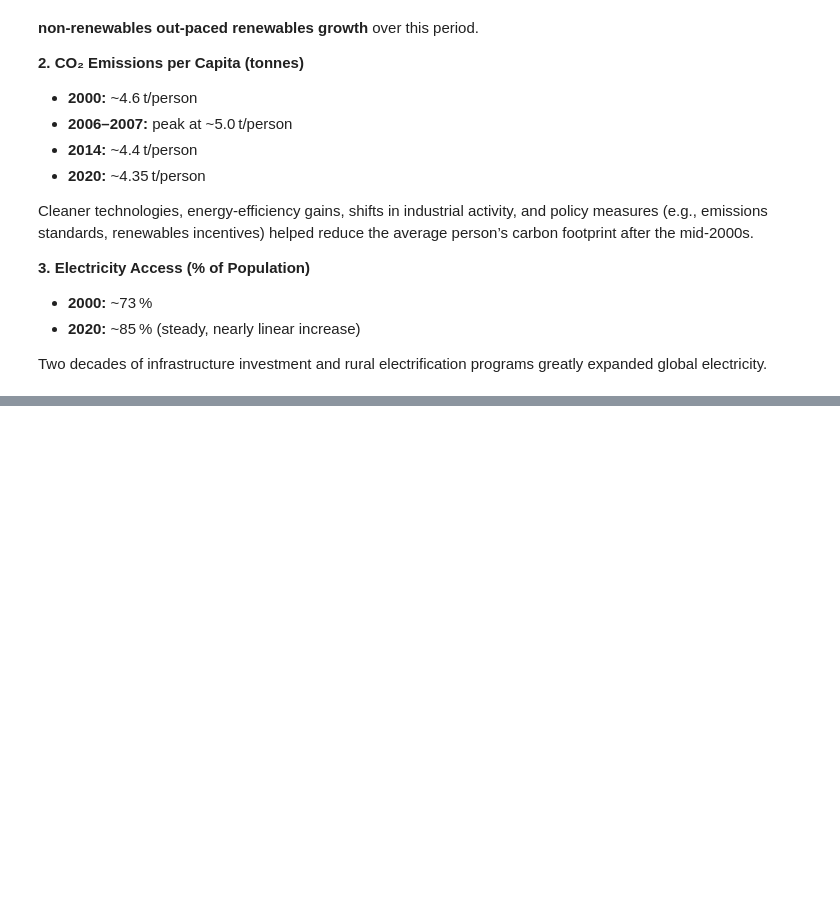
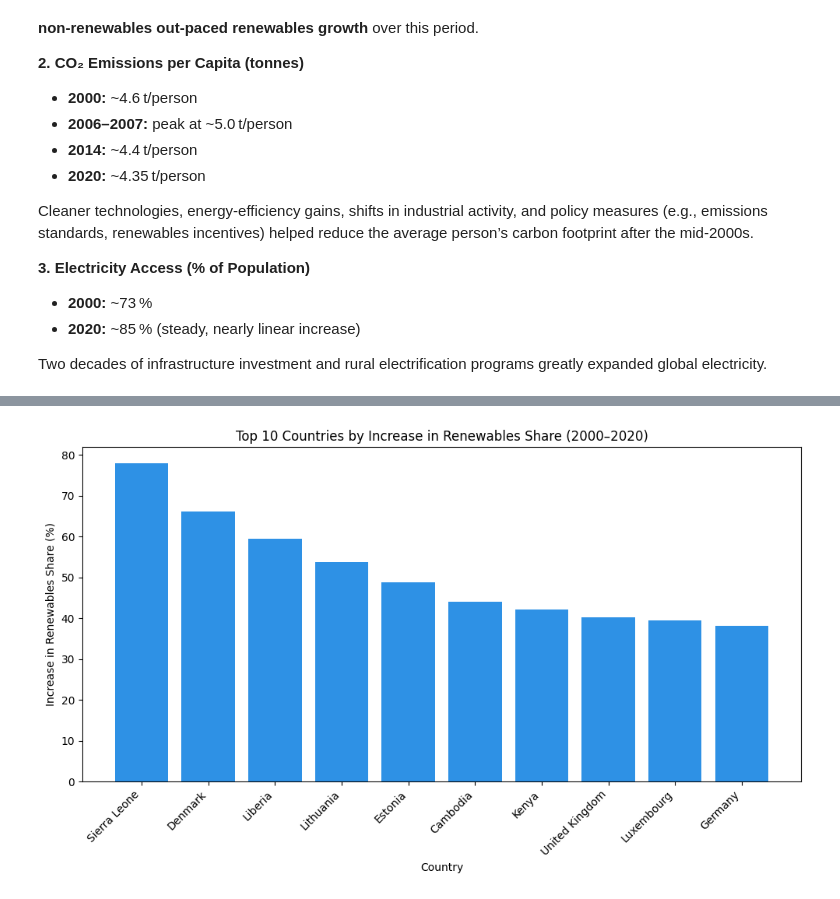
Before and after one commit to SelinaFischer/climate_tipping_points, a Jupyter notebook: jupyter_notebooks/2. eda process.ipynb, the cells around one changed output, grey strips where cells are left out. Cells and saved outputs as stored; diff of their text form; code cells hidden in the pictures; blank space fills up the shorter version.

```diff
--- a/jupyter_notebooks/2. eda process.ipynb
+++ b/jupyter_notebooks/2. eda process.ipynb
@@ -495,0 +565,34 @@ Two decades of infrastructure investment and rural electrification programs grea
+# %%
+# Analyse Renewables share change at country level
+
+import pandas as pd
+import matplotlib.pyplot as plt
+
+country_agg = df.groupby(['country', 'year']).agg({
+    'fossil_elec_twh': 'sum',
+    'nuclear_elec_twh': 'sum',
+    'renew_elec_twh': 'sum'
+}).reset_index()
+country_agg['total'] = country_agg[['fossil_elec_twh', 'nuclear_elec_twh', 'renew_elec_twh']].sum(axis=1)
+country_agg['renew_pct'] = country_agg['renew_elec_twh'] / country_agg['total'] * 100
+
+# Pivot to get 2000 vs 2020
+country_pivot = country_agg.pivot(index='country', columns='year', values='renew_pct')
+country_change = country_pivot[[2000, 2020]].dropna().rename(columns={2000: 'renew_2000', 2020: 'renew_2020'})
+country_change['change'] = country_change['renew_2020'] - country_change['renew_2000']
+
+# Top 10 countries by increase
+top10 = country_change.sort_values('change', ascending=False).head(10).reset_index()
+
+# Bar chart of top 10 gains
+plt.figure(figsize=(10, 6))
+bar_color = '#2E91E5'
+plt.bar(top10['country'], top10['change'], color=bar_color)
+plt.xlabel('Country')
+plt.ylabel('Increase in Renewables Share (%)')
+plt.title('Top 10 Countries by Increase in Renewables Share (2000–2020)')
+plt.xticks(rotation=45, ha='right')
+plt.tight_layout()
+plt.show()
+# %% [output]
+[figure, added]
```
Also changed, not shown: parts of 2 cells of this notebook.
